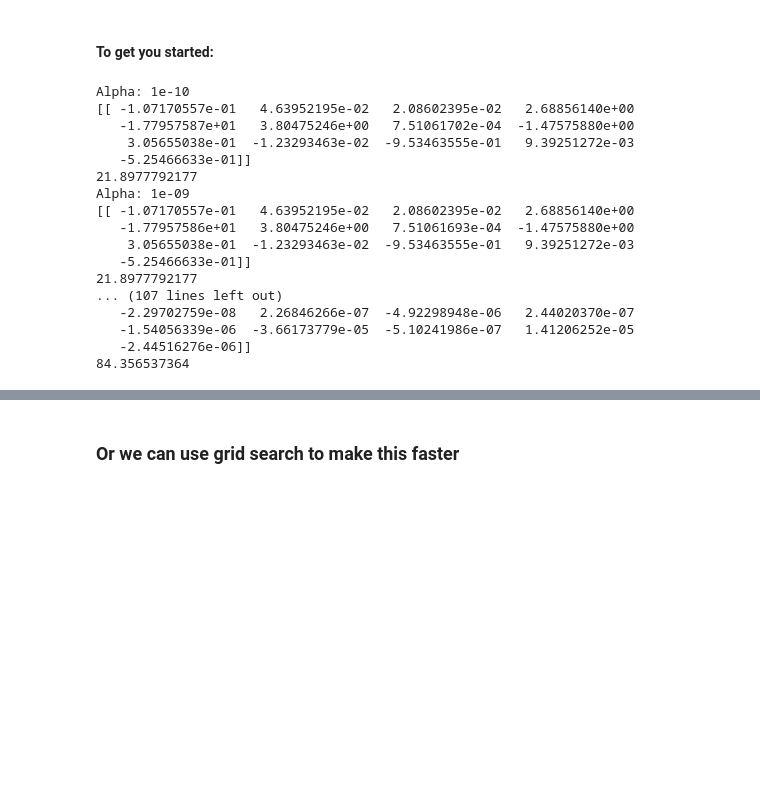
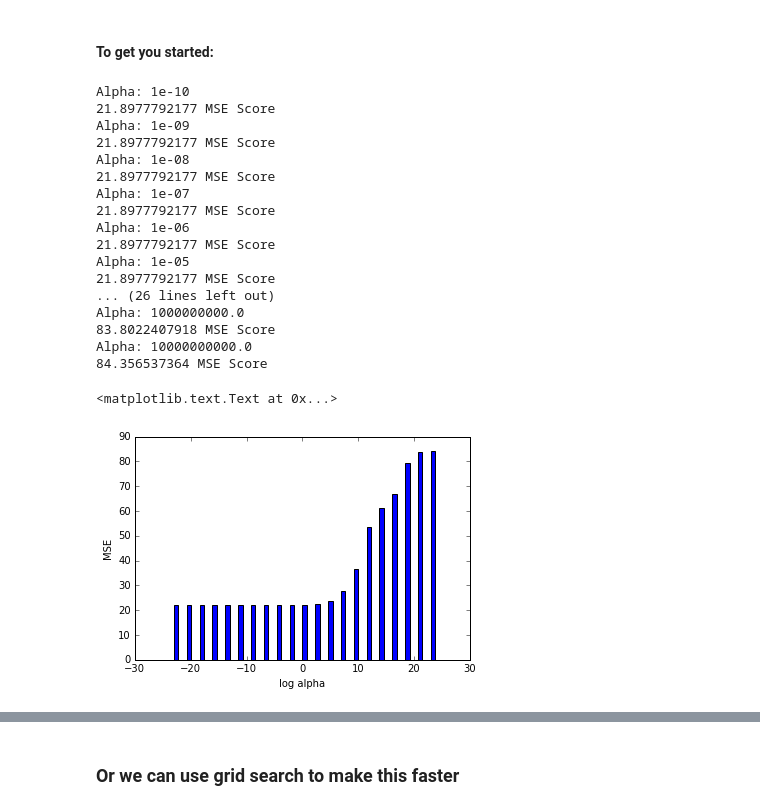
Before and after one commit to sv-github/Data_sci, a Jupyter notebook: lessons/lesson-07/code/starter-code/starter-code-7.ipynb, the cells around one changed output, grey strips where cells are left out. Drawn from its saved outputs; the diff is of its cells as text; code cells hidden in the pictures; blank space fills up the shorter version.

```diff
--- a/lessons/lesson-07/code/starter-code/starter-code-7.ipynb
+++ b/lessons/lesson-07/code/starter-code/starter-code-7.ipynb
@@ -286,20 +400,24 @@ Mean of R2 for all folds: 0.737860954621
 # %%
 # With CV
 
-lr = linear_model.Ridge()
-predicted_cv = cross_val_predict(lr, X, y, cv=5)
+# lm = linear_model.Ridge()              # ridge regression instead of linear regres. alpha=1.0 by default. penalize the coffeficients
+# predicted_cv = cross_val_predict(lr, X, y, cv=5)
 
 X = pd.DataFrame(boston.data)
 y = pd.DataFrame(boston.target)
-kf = cross_validation.KFold(len(boston.target), n_folds=5, shuffle=True)
+kf = cross_validation.KFold(len(boston.target), n_folds=5, shuffle=True,random_state=5)
+# print kf
+# for train, test in kf:
+#     print(test)
+
 mse_values = []
 scores = []
 n= 0
 print "~~~~ CROSS VALIDATION each fold ~~~~"
 for train_index, test_index in kf:
-    lm = linear_model.LinearRegression().fit(X.iloc[train_index], y.iloc[train_index])
+    lm = linear_model.Ridge().fit(X.iloc[train_index], y.iloc[train_index])
     mse_values.append(metrics.mean_squared_error(y.iloc[test_index], lm.predict(X.iloc[test_index])))
-    scores.append(lm.score(X, y))
+    scores.append(lm.score(X.iloc[test_index], y.iloc[test_index]))
     n+=1
     print 'Model', n
     print 'MSE:', mse_values[n-1]
@@ -308,7 +426,7 @@ for train_index, test_index in kf:
 
 print "~~~~ SUMMARY OF CROSS VALIDATION ~~~~"
 print 'Mean of MSE for all folds:', np.mean(mse_values)
-print 'Mean of R2 for all folds:', np.mean(scores)
+print 'Mean of R2 for all folds:', np.mean(scores), "Ridge Reg with CV"          # Rsquared went down a little from linear reg. (not using random_state)
 # %% [output]
 ~~~~ CROSS VALIDATION each fold ~~~~
 Model 1
@@ -332,24 +450,24 @@ Mean of R2 for all folds: 0.738146847382
 # %% [markdown]
 ### Ridge regression example of tuning alpha parameter
 # %%
-# Note the "alpha = 0.5" method in
+# Note the "alpha = 0.5" method in     **looks like alpha=1.0 in the .18 version of sklearn
 
 # http://scikit-learn.org/stable/modules/generated/sklearn.linear_model.Ridge.html#sklearn.linear_model.Ridge
 
-lr = linear_model.Ridge()
-predicted_cv = cross_val_predict(lr, X, y, cv=5)
+# lm = linear_model.Ridge()
+# predicted_cv = cross_val_predict(lr, X, y, cv=5)
 
 X = pd.DataFrame(boston.data)
 y = pd.DataFrame(boston.target)
-kf = cross_validation.KFold(len(boston.target), n_folds=5, shuffle=True)
+kf = cross_validation.KFold(len(boston.target), n_folds=5, shuffle=True,random_state=5)
 mse_values = []
 scores = []
 n= 0
 print "~~~~ CROSS VALIDATION each fold ~~~~"
-for train_index, test_index in kf:
+for train_index, test_index in kf:             #linear regression command
     lm = linear_model.LinearRegression().fit(X.iloc[train_index], y.iloc[train_index])
     mse_values.append(metrics.mean_squared_error(y.iloc[test_index], lm.predict(X.iloc[test_index])))
-    scores.append(lm.score(X, y))
+    scores.append(lm.score(X.iloc[test_index], y.iloc[test_index]))
     n+=1
     print 'Model', n
     print 'MSE:', mse_values[n-1]
@@ -358,7 +476,7 @@ for train_index, test_index in kf:
 
 print "~~~~ SUMMARY OF CROSS VALIDATION ~~~~"
 print 'Mean of MSE for all folds:', np.mean(mse_values)
-print 'Mean of R2 for all folds:', np.mean(scores)
+print 'Mean of R2 for all folds:', np.mean(scores)            #Rsq increased just a little bit with ridge regression
 # %% [output]
 ~~~~ CROSS VALIDATION each fold ~~~~
 Model 1
@@ -386,28 +504,39 @@ http://scikit-learn.org/stable/modules/generated/sklearn.linear_model.Ridge.html
 # %% [markdown]
 #### To get you started:
 # %%
-alphas = np.logspace(-10, 10, 21)
+mse = []
+
+alphas = np.logspace(-10, 10, 21)    #logarithmic space 1e-10 ... 1e10
 for a in alphas:
     print 'Alpha:', a
     lm = linear_model.Ridge(alpha=a)
     lm.fit(X, y)
-    print lm.coef_
-    print metrics.mean_squared_error(y, lm.predict(X))
+#     print lm.coef_
+    print metrics.mean_squared_error(y, lm.predict(X)), "MSE Score"
+    mse.append(metrics.mean_squared_error(y, lm.predict(X)))
+
+
+
+plt.bar(np.log(alphas),mse)
+plt.xlabel("log alpha"); plt.ylabel("MSE")          # two commands separated by a ";"
+# plt.bar(alphas,mse,log=True)       #logarithm of y values, not x
 # %% [output]
 Alpha: 1e-10
-[[ -1.07170557e-01   4.63952195e-02   2.08602395e-02   2.68856140e+00
-   -1.77957587e+01   3.80475246e+00   7.51061702e-04  -1.47575880e+00
-    3.05655038e-01  -1.23293463e-02  -9.53463555e-01   9.39251272e-03
-   -5.25466633e-01]]
-21.8977792177
+21.8977792177 MSE Score
 Alpha: 1e-09
-[[ -1.07170557e-01   4.63952195e-02   2.08602395e-02   2.68856140e+00
-   -1.77957586e+01   3.80475246e+00   7.51061693e-04  -1.47575880e+00
-    3.05655038e-01  -1.23293463e-02  -9.53463555e-01   9.39251272e-03
-   -5.25466633e-01]]
-21.8977792177
-... (107 lines left out)
-   -2.29702759e-08   2.26846266e-07  -4.92298948e-06   2.44020370e-07
-   -1.54056339e-06  -3.66173779e-05  -5.10241986e-07   1.41206252e-05
-   -2.44516276e-06]]
-84.356537364
+21.8977792177 MSE Score
+Alpha: 1e-08
+21.8977792177 MSE Score
+Alpha: 1e-07
+21.8977792177 MSE Score
+Alpha: 1e-06
+21.8977792177 MSE Score
+Alpha: 1e-05
+21.8977792177 MSE Score
+... (26 lines left out)
+Alpha: 1000000000.0
+83.8022407918 MSE Score
+Alpha: 10000000000.0
+84.356537364 MSE Score
+<matplotlib.text.Text at 0x...>
+[figure, added]
```
Also changed, not shown: parts of 31 cells of this notebook, 7 other files.
